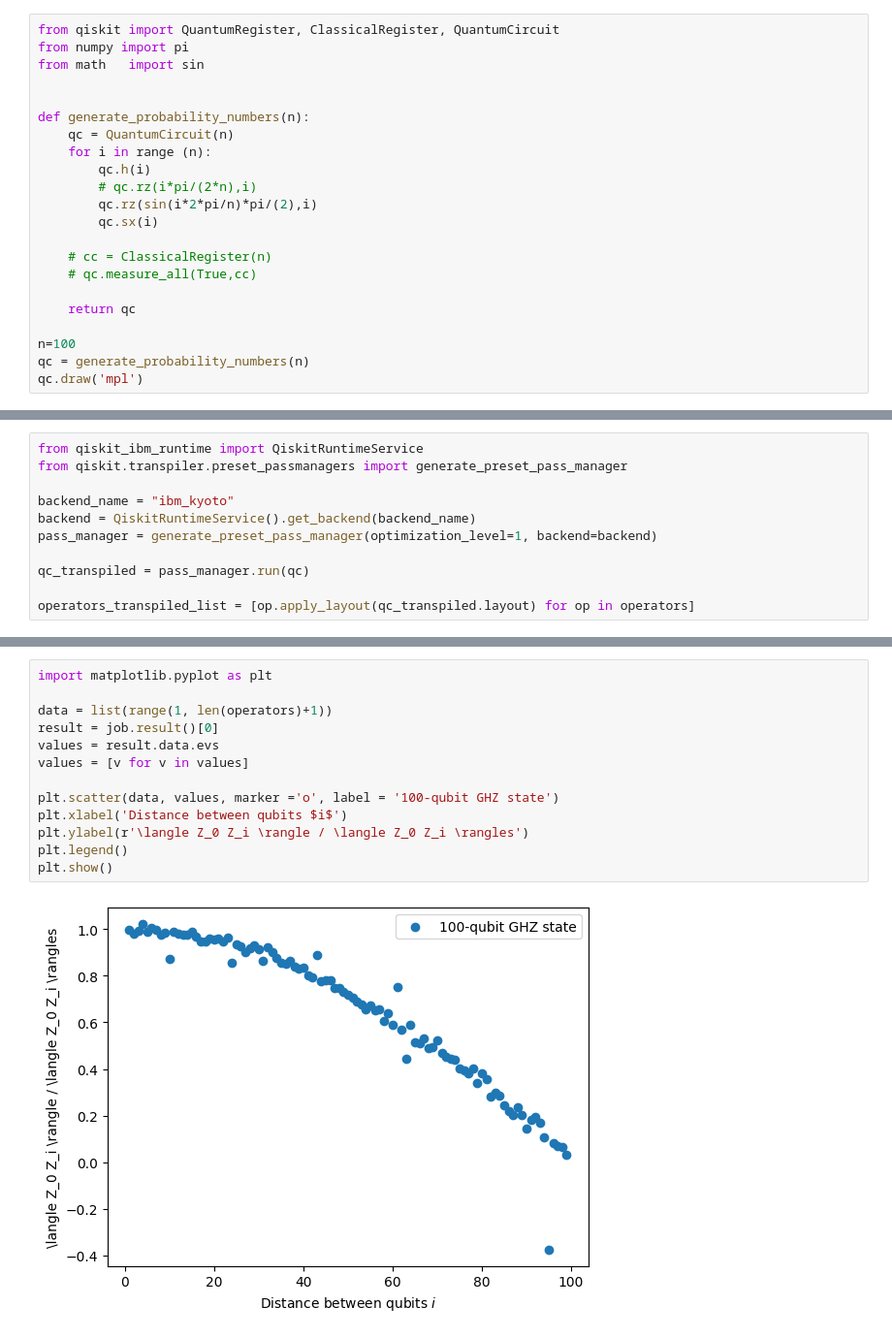
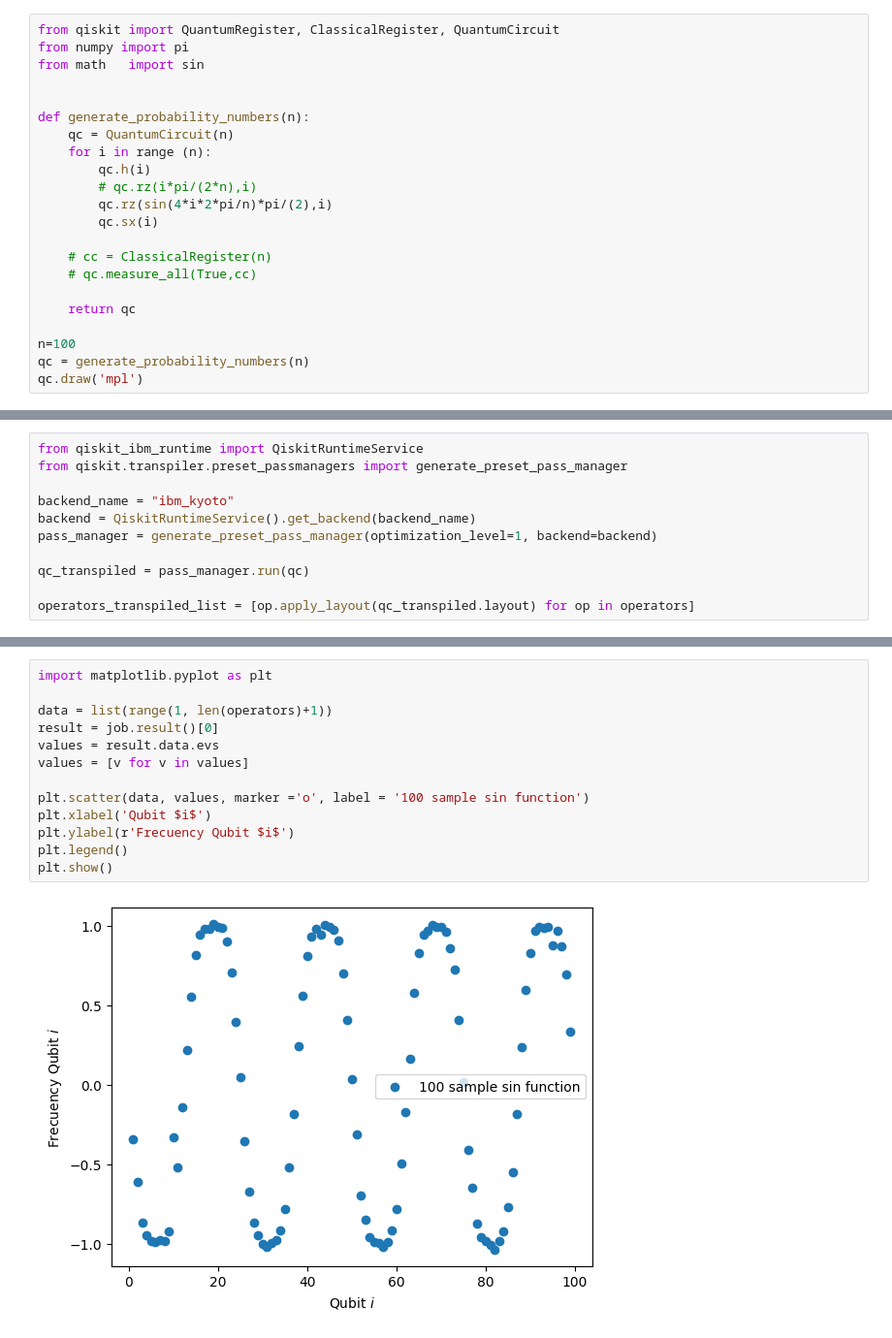
Before and after one commit to martinpaurabe/PracticaQC, a Jupyter notebook: GenerateNumbersRevB.ipynb, the cells around one changed output, grey strips where cells are left out. Shown at 97% size. Drawn from its saved outputs; the diff is of its cells as text.

```diff
--- a/GenerateNumbersRevB.ipynb
+++ b/GenerateNumbersRevB.ipynb
@@ -9,7 +9,7 @@ def generate_probability_numbers(n):
     for i in range (n):
         qc.h(i)
         # qc.rz(i*pi/(2*n),i)
-        qc.rz(sin(i*2*pi/n)*pi/(2),i)
+        qc.rz(sin(4*i*2*pi/n)*pi/(2),i)
         qc.sx(i)
 
     # cc = ClassicalRegister(n)
@@ -66,15 +66,15 @@ cv582f112hg0008wgz40
 # %%
 import matplotlib.pyplot as plt
 
 data = list(range(1, len(operators)+1))
 result = job.result()[0]
 values = result.data.evs
 values = [v for v in values]
 
-plt.scatter(data, values, marker ='o', label = '100-qubit GHZ state')
-plt.xlabel('Distance between qubits $i$')
-plt.ylabel(r'\langle Z_0 Z_i \rangle / \langle Z_0 Z_i \rangles')
+plt.scatter(data, values, marker ='o', label = '100 sample sin function')
+plt.xlabel('Qubit $i$')
+plt.ylabel(r'Frecuency Qubit $i$')
 plt.legend()
 plt.show()
 # %% [output]
-[figure, old version]
+[figure, new version]
```
Also changed, not shown: parts of 2 cells of this notebook, 2 other files.
